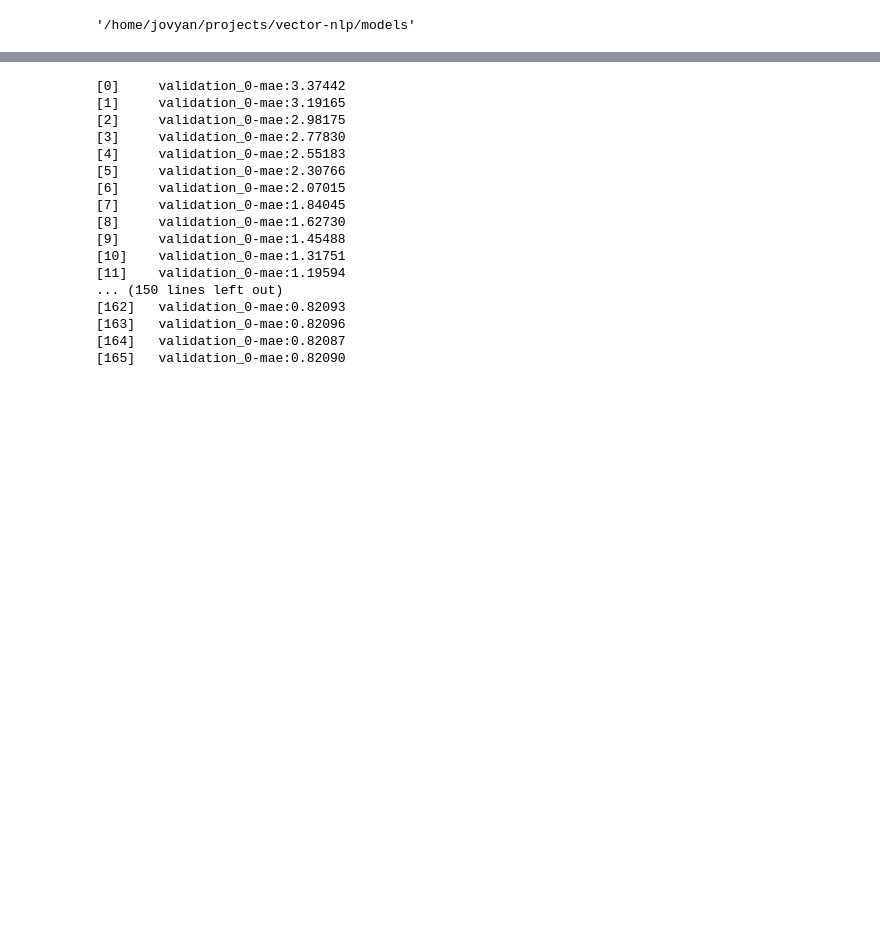
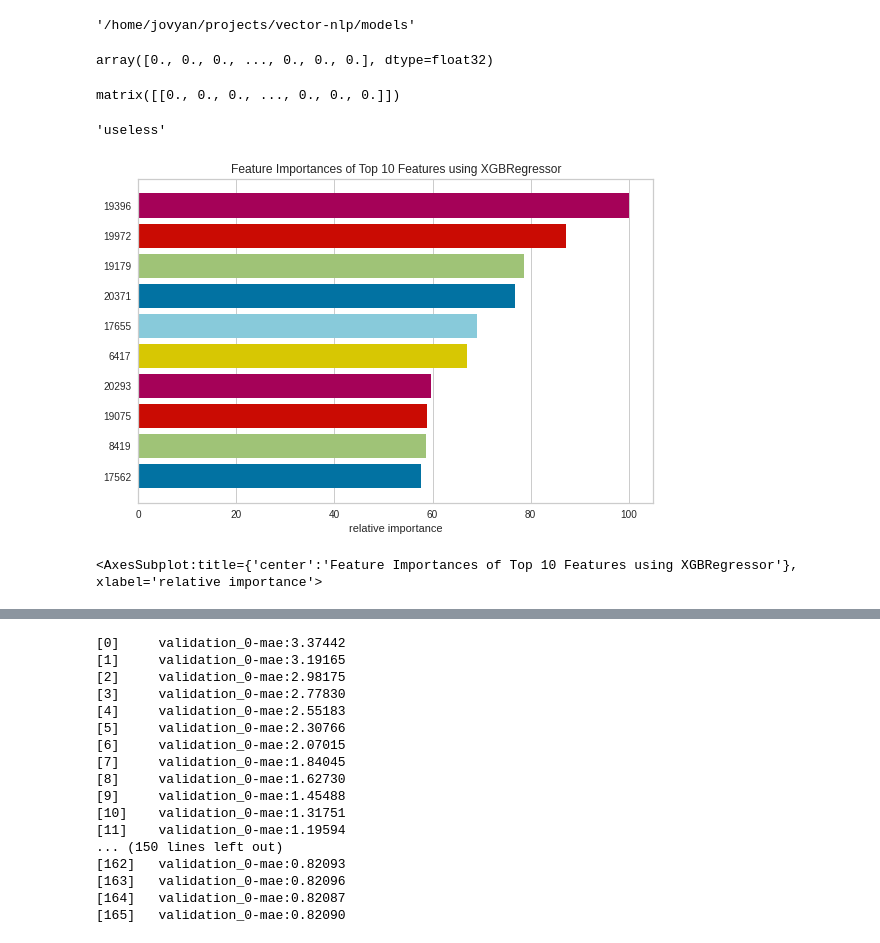
Before and after one commit to Chike-Ode/app-review-nlp, a Jupyter notebook: notebooks/2.2 - XGBOOST.ipynb, the cells around one changed output, grey strips where cells are left out. Cells and saved outputs as stored; diff of their text form; code cells hidden in the pictures; blank space fills up the shorter version.

```diff
--- a/notebooks/2.2 - XGBOOST.ipynb
+++ b/notebooks/2.2 - XGBOOST.ipynb
@@ -57,3 +57,23 @@ params = {
         'colsample_bytree': [0.6, 0.8, 1.0],
         'max_depth': [3, 4, 5]
         }
+# %%
+booster.feature_importances_
+# %% [output]
+array([0., 0., 0., ..., 0., 0., 0.], dtype=float32)
+# %%
+X_train[25,:].todense()
+# %% [output]
+matrix([[0., 0., 0., ..., 0., 0., 0.]])
+# %%
+voc_dict = {v: k for k, v in vect.vocabulary_.items()}
+voc_dict[19396]
+# %% [output]
+'useless'
+# %%
+viz = FeatureImportances(booster,topn=10)
+viz.fit(X_train, y_train)
+viz.show()
+# %% [output]
+[figure, added]
+<AxesSubplot:title={'center':'Feature Importances of Top 10 Features using XGBRegressor'}, xlabel='relative importance'>
```
Also changed, not shown: parts of 5 cells of this notebook, 7 other files.
